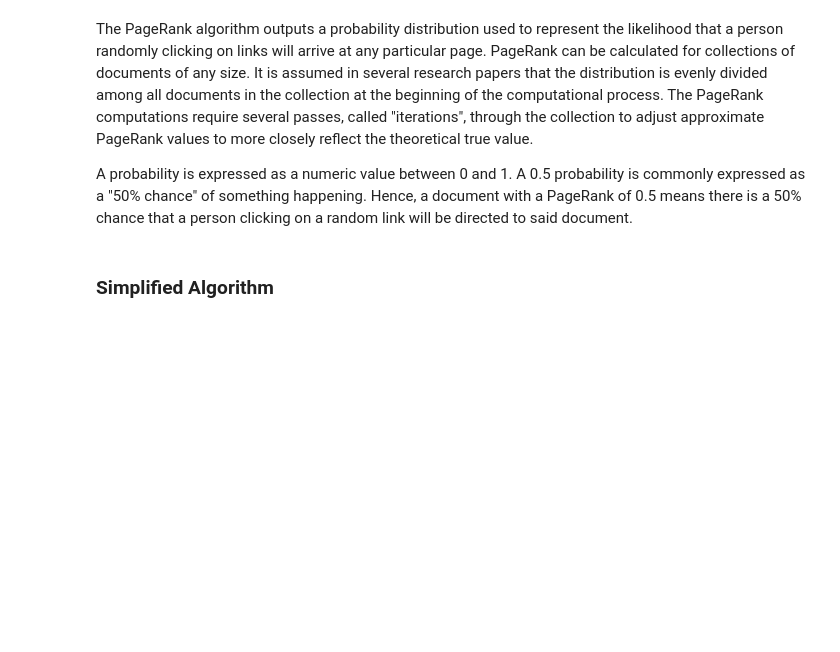
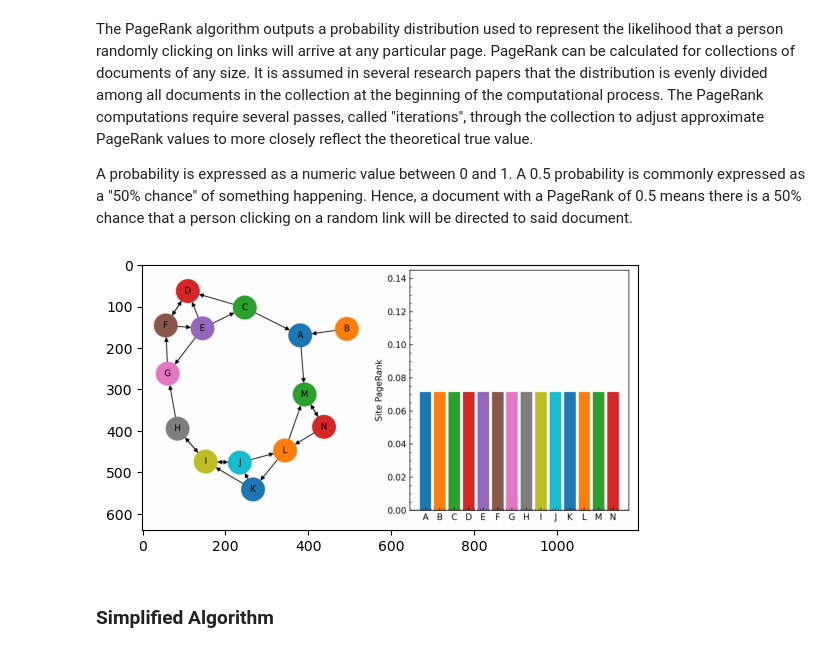
Before and after one commit to Radolsav16/PageRank-Project, a Jupyter notebook: PageRank.ipynb, the cells around one changed output. Drawn from its saved outputs; the diff is of its cells as text; code cells hidden in the pictures; blank space fills up the shorter version.

```diff
--- a/PageRank.ipynb
+++ b/PageRank.ipynb
@@ -242,6 +200,12 @@ At the business level, PageRank changed everything:
 The PageRank algorithm outputs a probability distribution used to represent the likelihood that a person randomly clicking on links will arrive at any particular page. PageRank can be calculated for collections of documents of any size. It is assumed in several research papers that the distribution is evenly divided among all documents in the collection at the beginning of the computational process. The PageRank computations require several passes, called "iterations", through the collection to adjust approximate PageRank values to more closely reflect the theoretical true value.
 
 A probability is expressed as a numeric value between 0 and 1. A 0.5 probability is commonly expressed as a "50% chance" of something happening. Hence, a document with a PageRank of 0.5 means there is a 50% chance that a person clicking on a random link will be directed to said document.
+# %%
+gif = mpimg.imread('./Page_rank_animation.gif')
+plt.imshow(gif)
+plt.show()
+# %% [output]
+[figure, added]
 # %% [markdown]
 ### Simplified Algorithm
 # %% [markdown]
```
Also changed, not shown: parts of 40 cells of this notebook.
